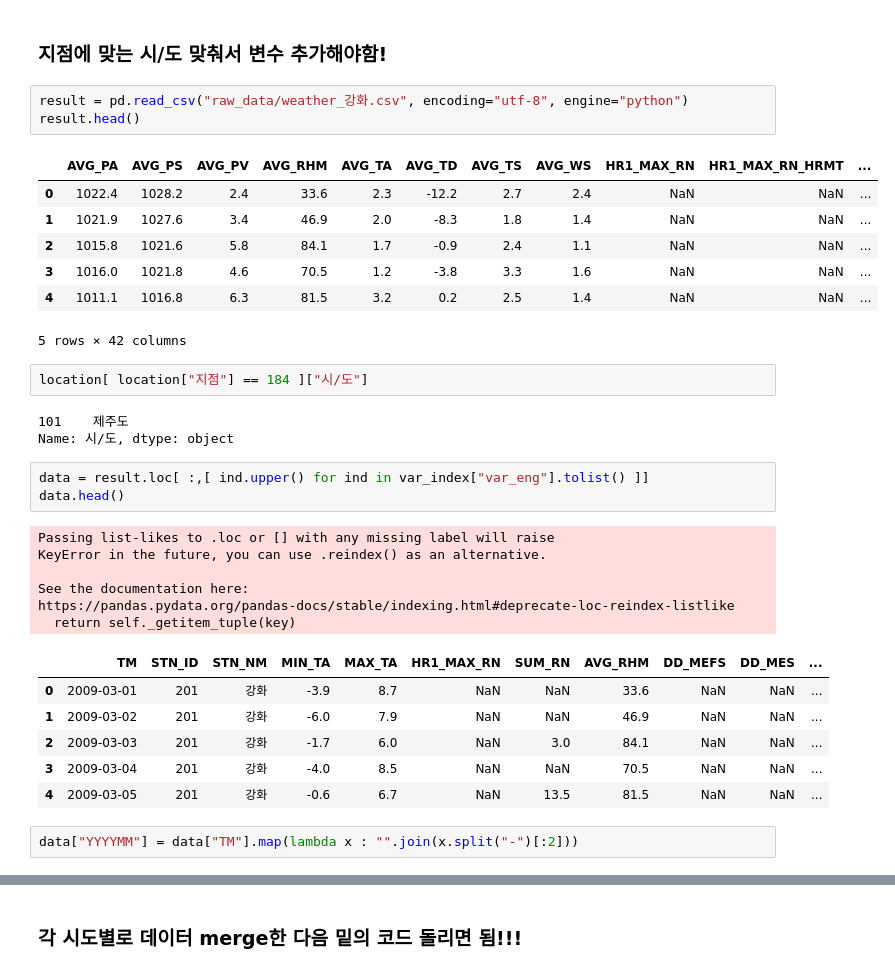
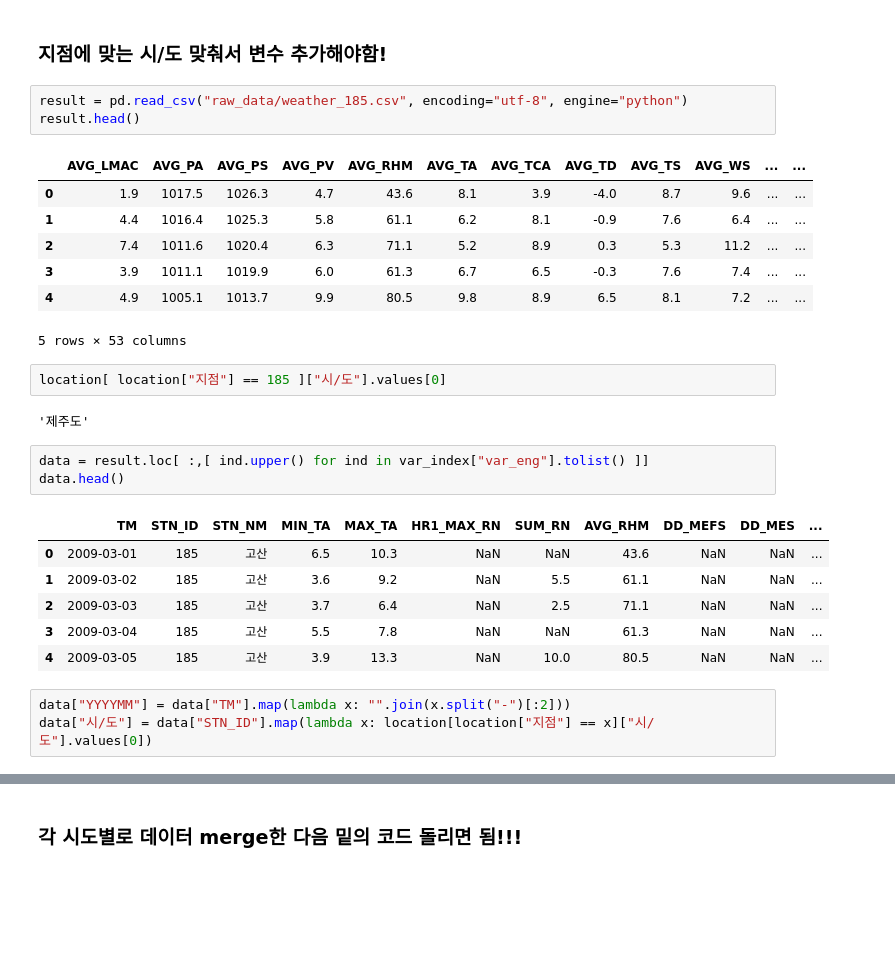
Before and after one commit to statKim/TIL, a Jupyter notebook: Python/API/기상청_api.ipynb, the cells around one changed output, grey strips where cells are left out. Drawn from its saved outputs; the diff is of its cells as text; blank space fills up the shorter version.

```diff
--- a/Python/API/기상청_api.ipynb
+++ b/Python/API/기상청_api.ipynb
@@ -135,39 +135,33 @@ var_index
 # %% [markdown]
 ### 지점에 맞는 시/도 맞춰서 변수 추가해야함!
 # %%
-result = pd.read_csv("raw_data/weather_강화.csv", encoding="utf-8", engine="python")
+result = pd.read_csv("raw_data/weather_185.csv", encoding="utf-8", engine="python")
 result.head()
 # %% [output]
-|  | AVG_PA | AVG_PS | AVG_PV | AVG_RHM | AVG_TA | AVG_TD | AVG_TS | AVG_WS | HR1_MAX_RN | HR1_MAX_RN_HRMT | ... |
-| 0 | 1022.4 | 1028.2 | 2.4 | 33.6 | 2.3 | -12.2 | 2.7 | 2.4 | NaN | NaN | ... |
-| 1 | 1021.9 | 1027.6 | 3.4 | 46.9 | 2.0 | -8.3 | 1.8 | 1.4 | NaN | NaN | ... |
-| 2 | 1015.8 | 1021.6 | 5.8 | 84.1 | 1.7 | -0.9 | 2.4 | 1.1 | NaN | NaN | ... |
-| 3 | 1016.0 | 1021.8 | 4.6 | 70.5 | 1.2 | -3.8 | 3.3 | 1.6 | NaN | NaN | ... |
-| 4 | 1011.1 | 1016.8 | 6.3 | 81.5 | 3.2 | 0.2 | 2.5 | 1.4 | NaN | NaN | ... |
+|  | AVG_LMAC | AVG_PA | AVG_PS | AVG_PV | AVG_RHM | AVG_TA | AVG_TCA | AVG_TD | AVG_TS | AVG_WS | ... | ... |
+| 0 | 1.9 | 1017.5 | 1026.3 | 4.7 | 43.6 | 8.1 | 3.9 | -4.0 | 8.7 | 9.6 | ... | ... |
+| 1 | 4.4 | 1016.4 | 1025.3 | 5.8 | 61.1 | 6.2 | 8.1 | -0.9 | 7.6 | 6.4 | ... | ... |
+| 2 | 7.4 | 1011.6 | 1020.4 | 6.3 | 71.1 | 5.2 | 8.9 | 0.3 | 5.3 | 11.2 | ... | ... |
+| 3 | 3.9 | 1011.1 | 1019.9 | 6.0 | 61.3 | 6.7 | 6.5 | -0.3 | 7.6 | 7.4 | ... | ... |
+| 4 | 4.9 | 1005.1 | 1013.7 | 9.9 | 80.5 | 9.8 | 8.9 | 6.5 | 8.1 | 7.2 | ... | ... |
-5 rows × 42 columns
+5 rows × 53 columns
 # %%
-location[ location["지점"] == 184 ]["시/도"]
+location[ location["지점"] == 185 ]["시/도"].values[0]
 # %% [output]
-101    제주도
-Name: 시/도, dtype: object
+'제주도'
 # %%
 data = result.loc[ :,[ ind.upper() for ind in var_index["var_eng"].tolist() ]]
 data.head()
 # %% [output]
-Passing list-likes to .loc or [] with any missing label will raise
-KeyError in the future, you can use .reindex() as an alternative.
-
-See the documentation here:
-https://pandas.pydata.org/pandas-docs/stable/indexing.html#deprecate-loc-reindex-listlike
-  return self._getitem_tuple(key)
 |  | TM | STN_ID | STN_NM | MIN_TA | MAX_TA | HR1_MAX_RN | SUM_RN | AVG_RHM | DD_MEFS | DD_MES | ... |
-| 0 | 2009-03-01 | 201 | 강화 | -3.9 | 8.7 | NaN | NaN | 33.6 | NaN | NaN | ... |
-| 1 | 2009-03-02 | 201 | 강화 | -6.0 | 7.9 | NaN | NaN | 46.9 | NaN | NaN | ... |
-| 2 | 2009-03-03 | 201 | 강화 | -1.7 | 6.0 | NaN | 3.0 | 84.1 | NaN | NaN | ... |
-| 3 | 2009-03-04 | 201 | 강화 | -4.0 | 8.5 | NaN | NaN | 70.5 | NaN | NaN | ... |
-| 4 | 2009-03-05 | 201 | 강화 | -0.6 | 6.7 | NaN | 13.5 | 81.5 | NaN | NaN | ... |
+| 0 | 2009-03-01 | 185 | 고산 | 6.5 | 10.3 | NaN | NaN | 43.6 | NaN | NaN | ... |
+| 1 | 2009-03-02 | 185 | 고산 | 3.6 | 9.2 | NaN | 5.5 | 61.1 | NaN | NaN | ... |
+| 2 | 2009-03-03 | 185 | 고산 | 3.7 | 6.4 | NaN | 2.5 | 71.1 | NaN | NaN | ... |
+| 3 | 2009-03-04 | 185 | 고산 | 5.5 | 7.8 | NaN | NaN | 61.3 | NaN | NaN | ... |
+| 4 | 2009-03-05 | 185 | 고산 | 3.9 | 13.3 | NaN | 10.0 | 80.5 | NaN | NaN | ... |
 # %%
-data["YYYYMM"] = data["TM"].map(lambda x : "".join(x.split("-")[:2]))
+data["YYYYMM"] = data["TM"].map(lambda x: "".join(x.split("-")[:2]))
+data["시/도"] = data["STN_ID"].map(lambda x: location[location["지점"] == x]["시/도"].values[0])
 # %%
 data.head()
 # %% [output]
```
Also changed, not shown: parts of 38 cells of this notebook, 1 other file.
